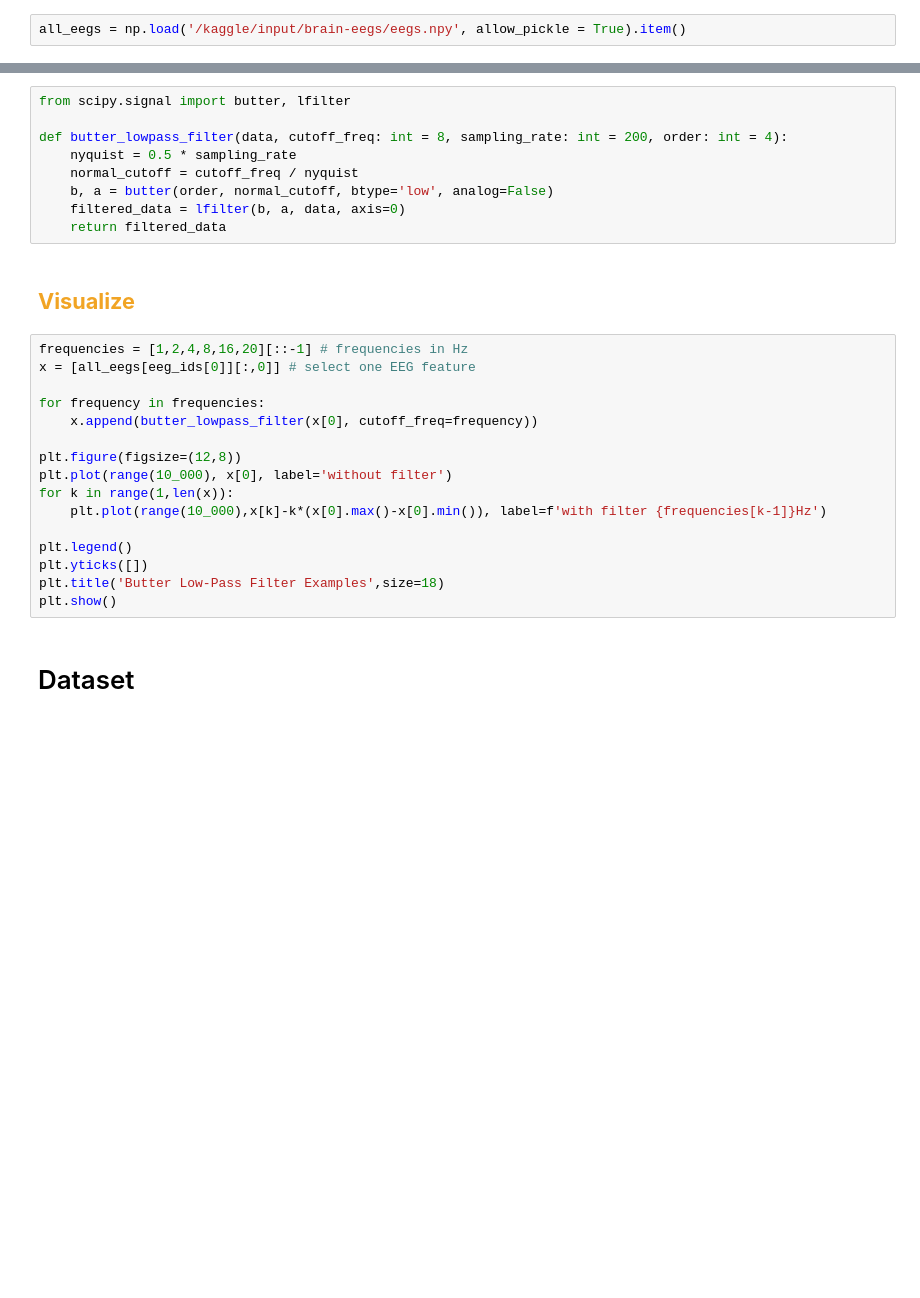
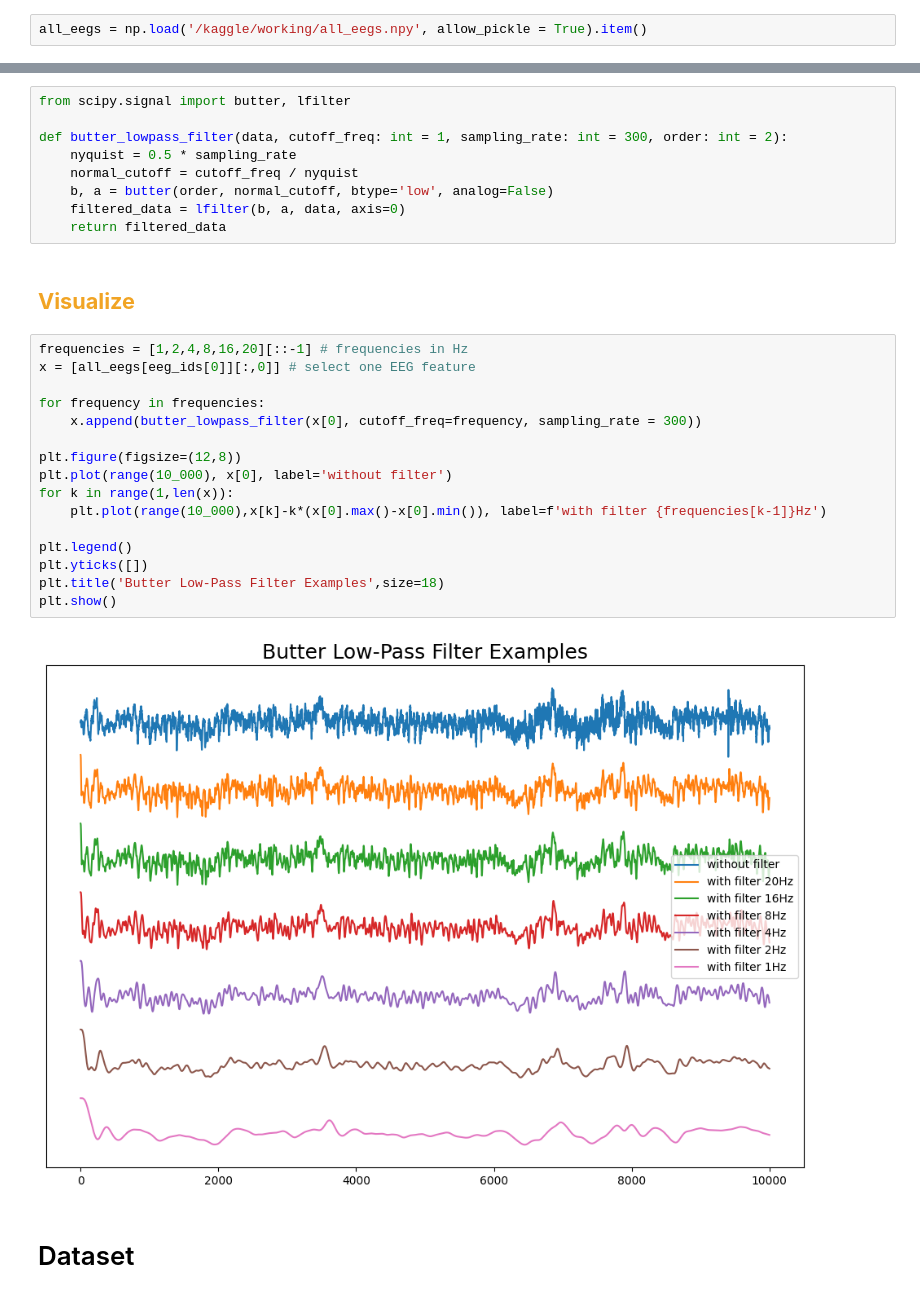
Before and after one commit to TQ07/HMS, a Jupyter notebook: copy-of-pytorch-wavenet-hms.ipynb, the cells around one changed output, grey strips where cells are left out. Cells and saved outputs as stored; diff of their text form; blank space fills up the shorter version.

Commit message:
Kaggle Notebook | Experimental Transformer HMS | large x and y

```diff
--- a/copy-of-pytorch-wavenet-hms.ipynb
+++ b/copy-of-pytorch-wavenet-hms.ipynb
@@ -199,5 +205,5 @@ for i, eeg_id in tqdm(enumerate(eeg_ids)):
 # %%
 np.save('all_eegs',all_eegs)
 # %%
-all_eegs = np.load('/kaggle/input/brain-eegs/eegs.npy', allow_pickle = True).item()
+all_eegs = np.load('/kaggle/working/all_eegs.npy', allow_pickle = True).item()
 # %%
@@ -250,7 +255,7 @@ Train dataframe with unique eeg_id has shape: (17089, 9)
 # %%
 from scipy.signal import butter, lfilter
 
-def butter_lowpass_filter(data, cutoff_freq: int = 8, sampling_rate: int = 200, order: int = 4):
+def butter_lowpass_filter(data, cutoff_freq: int = 1, sampling_rate: int = 300, order: int = 2):
     nyquist = 0.5 * sampling_rate
     normal_cutoff = cutoff_freq / nyquist
     b, a = butter(order, normal_cutoff, btype='low', analog=False)
@@ -261,19 +266,21 @@ def butter_lowpass_filter(data, cutoff_freq: int = 8, sampling_rate: int = 200,
 # %%
 frequencies = [1,2,4,8,16,20][::-1] # frequencies in Hz
 x = [all_eegs[eeg_ids[0]][:,0]] # select one EEG feature
 
 for frequency in frequencies:
-    x.append(butter_lowpass_filter(x[0], cutoff_freq=frequency))
+    x.append(butter_lowpass_filter(x[0], cutoff_freq=frequency, sampling_rate = 300))
 
 plt.figure(figsize=(12,8))
 plt.plot(range(10_000), x[0], label='without filter')
 for k in range(1,len(x)):
     plt.plot(range(10_000),x[k]-k*(x[0].max()-x[0].min()), label=f'with filter {frequencies[k-1]}Hz')
 
 plt.legend()
 plt.yticks([])
 plt.title('Butter Low-Pass Filter Examples',size=18)
 plt.show()
+# %% [output]
+[figure, added]
 # %% [markdown]
 # Dataset
 # %%
```
Also changed, not shown: parts of 28 cells of this notebook.
